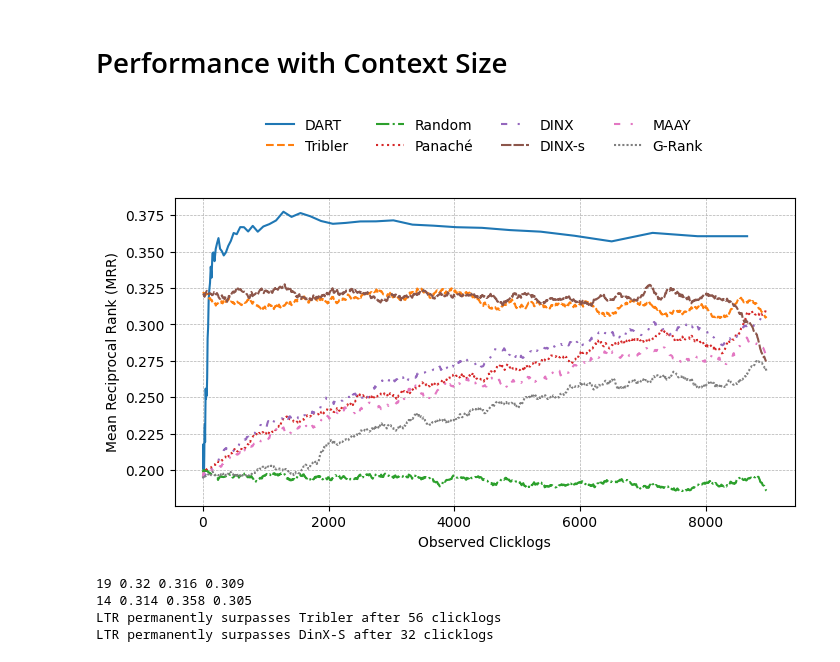
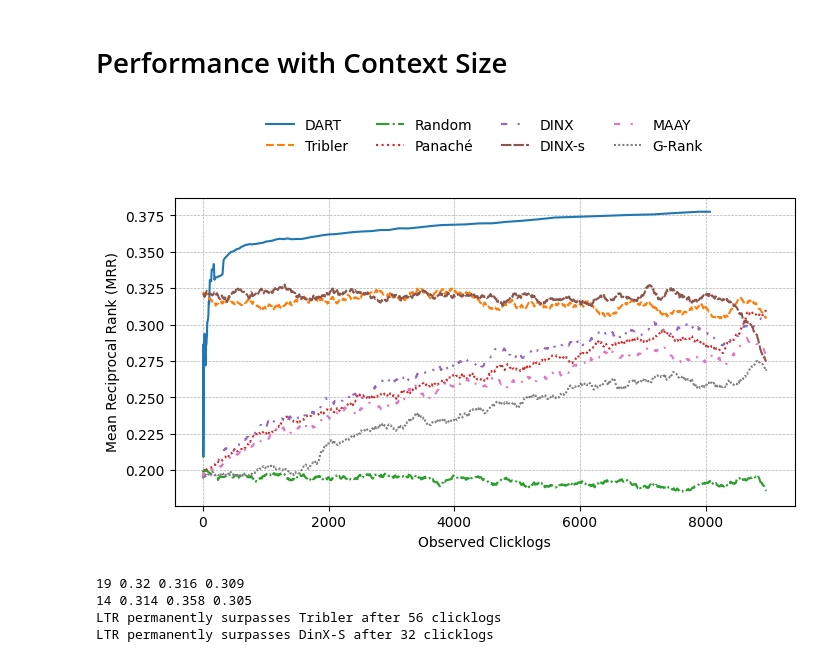
Before and after one commit to mg98/dart, a Jupyter notebook: results.ipynb, the cells around one changed output. Saved outputs shown, nothing was run; the diff lists cells and outputs as text; code cells hidden in the pictures.

```diff
--- a/results.ipynb
+++ b/results.ipynb
@@ -16,7 +16,7 @@ ALGORITHMS = {
     'panache': 'Panaché',
     'maay': 'MAAY',
     'grank': 'G-Rank',
-    'ltr': 'DART'
+    'dart': 'DART'
 }
 
 
@@ -104,6 +130,17 @@ num_users = len(set(ua.issuer for ua in user_activities))
 num_queries = len(list(ua.query for ua in user_activities))
 print(f"Number of users: {num_users}")
 print(f"Number of queries: {num_queries}")
+# Count the number of unique documents (torrents)
+unique_documents = set()
+for ua in user_activities:
+    for result in ua.results:
+        unique_documents.add(result.infohash)
+
+print(f"Number of unique documents (torrents): {len(unique_documents)}")
+
+# Calculate the average number of results per query
+avg_results_per_query = sum(len(ua.results) for ua in user_activities) / len(user_activities)
+print(f"Average number of results per query: {avg_results_per_query:.2f}")
 # %% [output]
 Number of users: 948
 Number of queries: 9068
@@ -188,20 +227,31 @@ ltr     MRR: 0.39 ± 0.37        0.39    0.61    0.72    0.81
 # %% [markdown]
 # Performance with Context Size
 # %%
-all_results = {'ltr': {}}
-for i in range(2,77):
-    with open(f'results/context_maps/context_map_ltr_{i}_of_78.pkl', 'rb') as f:
-        result = pickle.load(f)
-        all_results['ltr'].update(result['ltr'])
-
-with open('results/context_maps.pkl', 'rb') as f:
-    all_results.update(pickle.load(f))
+all_results = {}
+with open('results/context_mrrs.pkl', 'rb') as f:
+    all_results = pickle.load(f)
 
 filtered_results = {}
 for algo_name, index_dict in all_results.items():
     filtered_results[algo_name] = {x: metrics[None] for x, metrics in index_dict.items()}
 
 all_results = filtered_results
+# %%
+# Read from the TSV file that maps context size to MRR
+ltr_context_mrr = {}
+with open('results/ltr_context_mrr.tsv', 'r') as f:
+    for line in f:
+        parts = line.strip().split('\t')
+        if len(parts) == 2:
+            try:
+                context_size = int(parts[0])
+                mrr = float(parts[1])
+                ltr_context_mrr[context_size] = mrr
+            except ValueError:
+                continue
+
+# Display the results
+all_results['dart'] = {k: v for k, v in sorted(ltr_context_mrr.items(), key=lambda item: item[0])}
 # %%
 import itertools
 import matplotlib.pyplot as plt
@@ -257,35 +307,35 @@ for algo_name, index_dict in all_results.items():
     x_filtered = sorted(index_dict.keys())
     y_vals = [index_dict[x] for x in x_filtered]
 
-    if "ltr" in algo_name.lower():
+    if "dart" in algo_name.lower():
         smoothed_vals = log_adaptive_moving_average(y_vals, x_filtered, 20, 1)
     else:
         smoothed_vals = log_adaptive_moving_average(y_vals, x_filtered, 200, 200)
 
     x_downsampled, y_downsampled = downsample_data(x_filtered, smoothed_vals, num_points=1000)
 
     color = next(color_cycle)
     style = next(style_cycle)
 
     ax1.plot(
         x_downsampled,
         y_downsampled,
         label=ALGORITHMS[algo_name],
         linestyle=style,
         color=color
     )
 
 ax1.set_xlabel('Observed Clicklogs')
 ax1.set_ylabel('Mean Reciprocal Rank (MRR)')
 ax1.grid(True, which='both', linestyle='--', linewidth=0.5)
 ax1.legend(loc='upper center', bbox_to_anchor=(0.5, 1.3), ncol=4, frameon=False)
 
 
 tikzplotlib_fix_ncols(plt)
 
 tikzplotlib.save("results/tex/context_plot.tex", axis_width=r'\columnwidth', axis_height=r'5cm')
 # %% [output]
-[figure, old version]
+[figure, new version]
 # %%
 # Find crossover points where LTR surpasses other algorithms
 def find_crossover_point(algo1_data, algo2_data, x_values):
```
Also changed, not shown: parts of 7 cells of this notebook, 23 other files.
